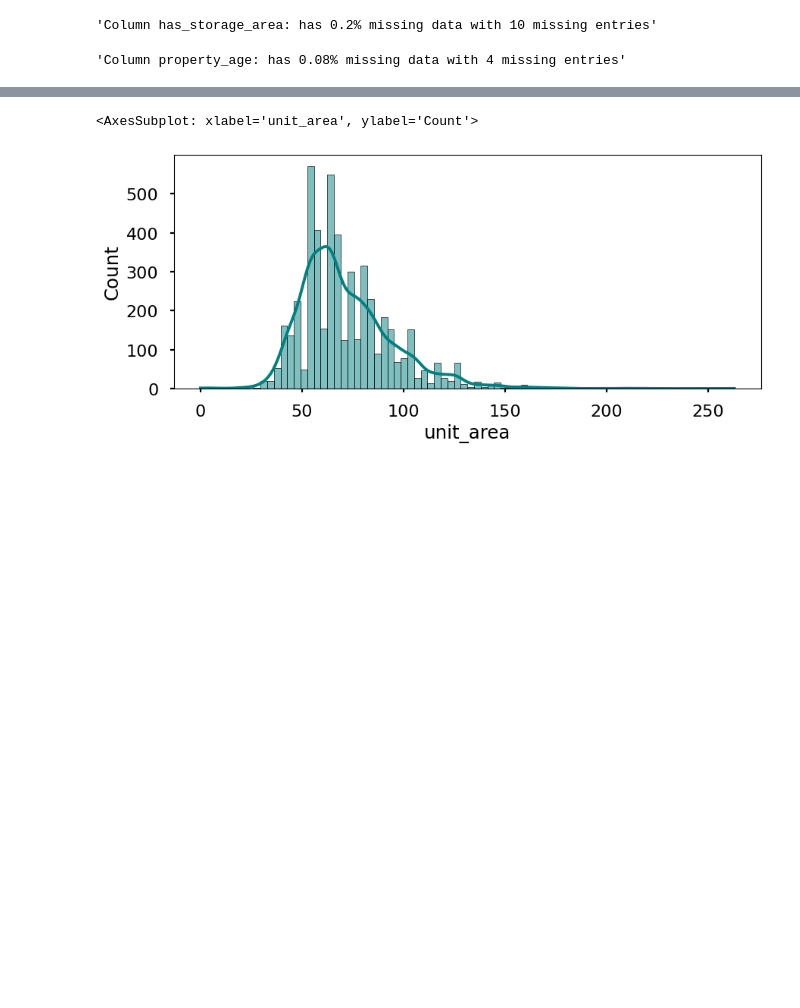
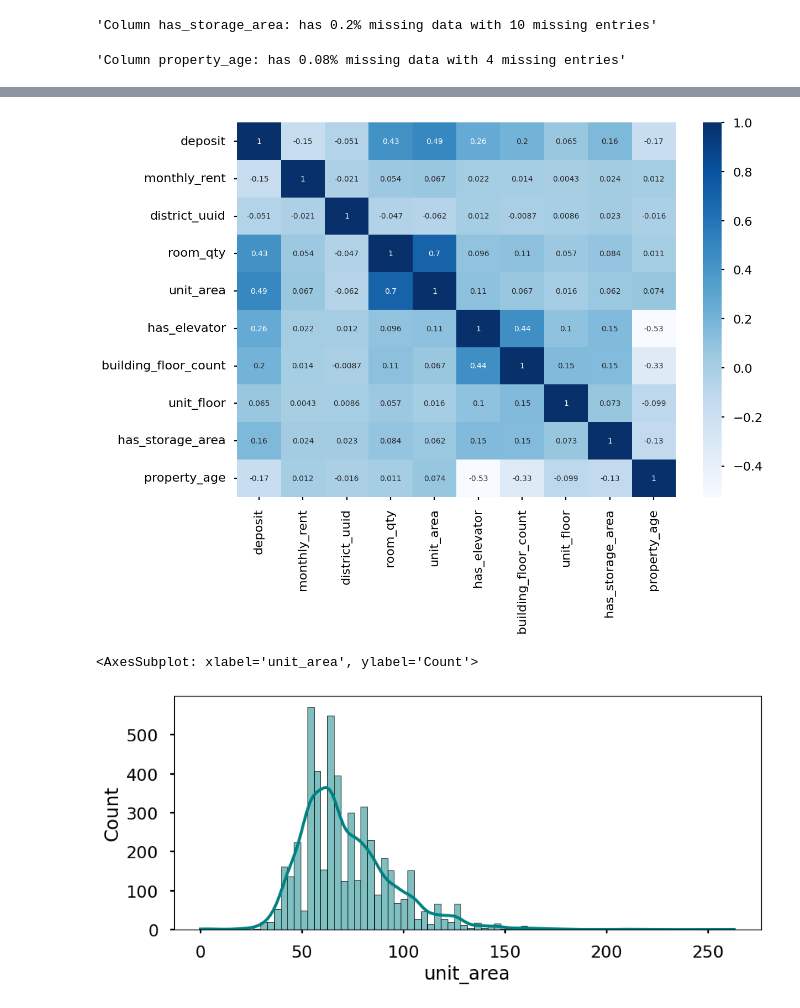
Before and after one commit to hunghuy201280/real-estate-recommendation, a Jupyter notebook: models/code.ipynb, the cells around one changed output, grey strips where cells are left out. Drawn from its saved outputs; the diff is of its cells as text; code cells hidden in the pictures; blank space fills up the shorter version.

```diff
--- a/models/code.ipynb
+++ b/models/code.ipynb
@@ -134,3 +153,9 @@ plt.show()
+# %%
+correlation=homes.corr()
+sns.heatmap(data=correlation,annot=True,cmap="Blues")
+plt.show()
+# %% [output]
+[figure, added]
 # %%
 plt.figure(figsize=(10, 4))
 sns.histplot(homes['unit_area'], color='teal', kde=True, bins=80)
```
Also changed, not shown: parts of 16 cells of this notebook.
